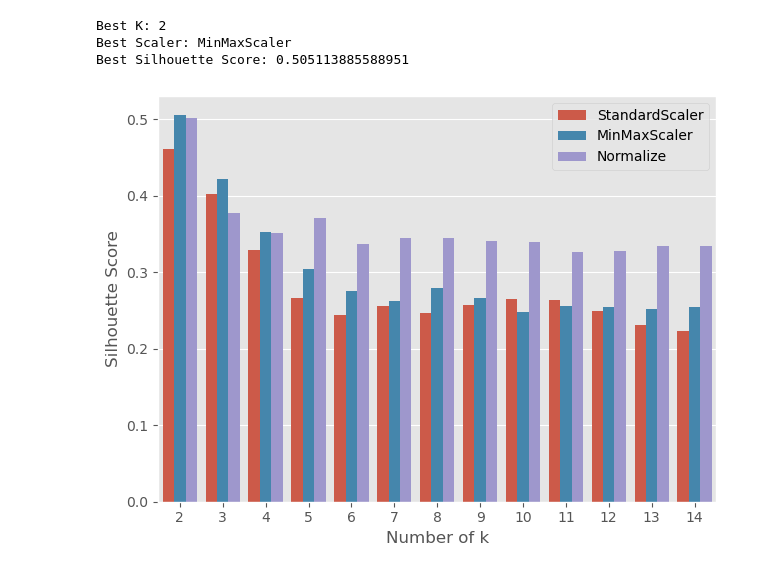
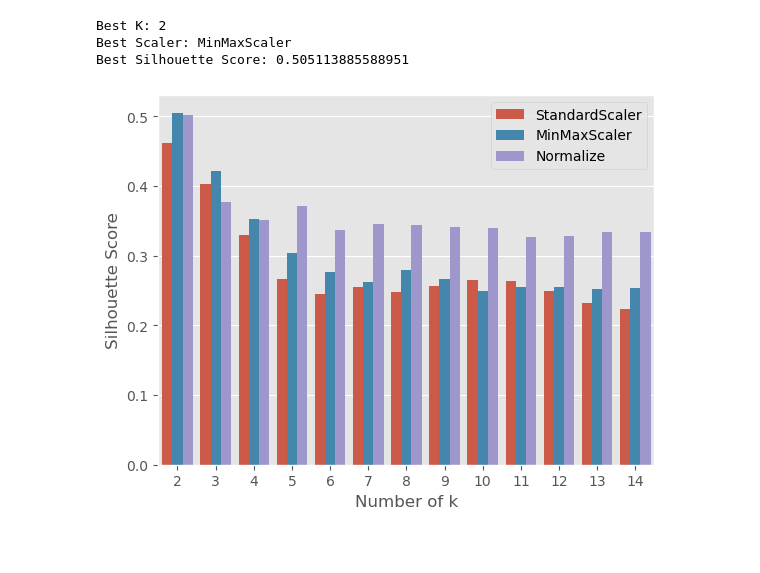
Before and after one commit to xnuv1/GA-KMEANS-LAB, a Jupyter notebook: kmeans_clustering-lab.ipynb, the cells around one changed output. Cells and saved outputs as stored; diff of their text form; code cells hidden in the pictures; blank space fills up the shorter version.

```diff
--- a/kmeans_clustering-lab.ipynb
+++ b/kmeans_clustering-lab.ipynb
@@ -196,30 +196,32 @@ comparison
 
 Once you have found the optimal K and version of the data, visualize the clusters.
 # %%
-def best_k(data, k_value):
+def best_k(data, k_values):
     results = []
-
     sc = StandardScaler()
-    X_Scaled = sc.fit_transform(data)
-    for k in k_value:
+    X_scaled = sc.fit_transform(data)
+    for k in k_values:
         km = KMeans(n_clusters=k, random_state=42)
-        labels = km.fit_predict(X_Scaled)
-        score = silhouette_score(X_Scaled, labels)
+        km.fit(X_scaled)
+        labels = km.labels_
+        score = silhouette_score(X_scaled, labels)
         results.append([k, "StandardScaler", score])
 
     mm = MinMaxScaler()
     X_minmax = mm.fit_transform(data)
-    for k in k_value:
+    for k in k_values:
         km = KMeans(n_clusters=k, random_state=42)
-        labels = km.fit_predict(X_minmax)
+        km.fit(X_minmax)
+        labels = km.labels_
         score = silhouette_score(X_minmax, labels)
         results.append([k, "MinMaxScaler", score])
 
-    X_n = normalize(data)
-    for k in k_value:
+    X_norm = normalize(data)
+    for k in k_values:
         km = KMeans(n_clusters=k, random_state=42)
-        labels = km.fit_predict(X_n)
-        score = silhouette_score(X_n, labels)
+        km.fit(X_norm)
+        labels = km.labels_
+        score = silhouette_score(X_norm, labels)
         results.append([k, "Normalize", score])
 
     df = pd.DataFrame(results, columns=["K", "Scaling", "Silhouette"])
@@ -239,9 +241,8 @@ Best Silhouette Score: 0.505113885588951
 # %%
 sns.barplot(data=results, x="K", y="Silhouette", hue="Scaling")
 plt.ylabel("Silhouette Score")
 plt.xlabel("Number of k")
 plt.legend()
-plt.tight_layout()
 plt.show()
 # %% [output]
-[figure, old version]
+[figure, new version]
```
